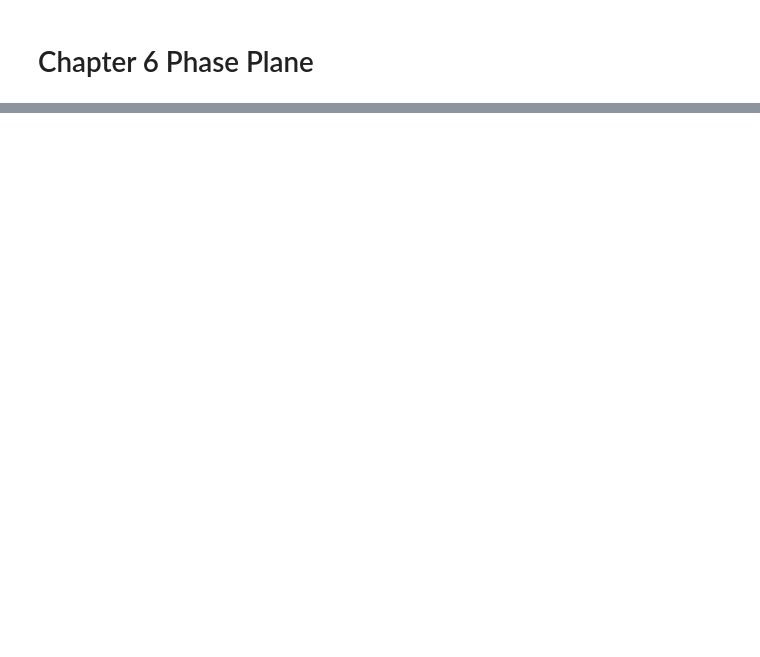
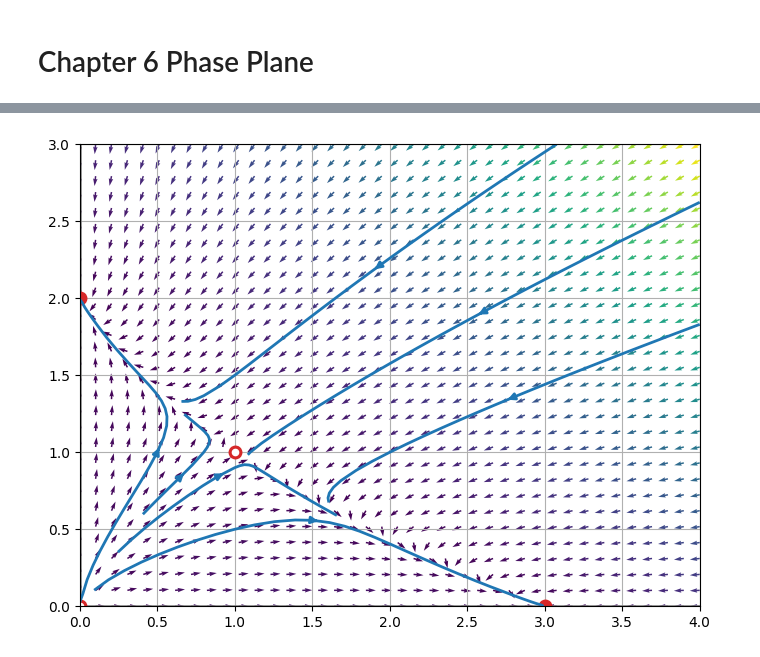
Before and after one commit to koh-my-gosh/strogatz, a Jupyter notebook: src/notebook/chapter_6_phase_plane.ipynb, the cells around one changed output, grey strips where cells are left out. Drawn from its saved outputs; the diff is of its cells as text; code cells hidden in the pictures; blank space fills up the shorter version.

```diff
--- a/src/notebook/chapter_6_phase_plane.ipynb
+++ b/src/notebook/chapter_6_phase_plane.ipynb
@@ -21,0 +48,13 @@ system.add_flows(initials=[[1, 3], [-3, -1.5], [-2.5, -2], [-1.5, 0.01], [-1.0,
+# %%
+F = [
+    lambda x: x[..., 0]*(3-x[..., 0]-2*x[..., 1]),
+    lambda x: x[..., 1]*(2-x[..., 0]-x[..., 1]),
+]
+system = strogatz.dynamics2D(F=F, xlim=(0, 4), ylim=(0, 3), fig_scale=2.0, n_interval=10)
+system.add_direction_field()
+# system.add_nullclines()
+system.add_fixed_points(fixed_points=[[0, 0], [0, 2], [3, 0], [1, 1]], fp_types=["unstable", "stable", "stable", "saddle"], markersize=18)
+system.add_flows(initials=[[0.5, 1], [1, 0.5], [1.0, 0.9], [0.8, 1.0], [1.1, 1.0], [2, 1], [1, 1.5]], max_length=10)
+# system.add_flows(initials=None, max_length=10)
+# %% [output]
+[figure, added]
```
Also changed, not shown: parts of 4 cells of this notebook, 1 other file.
